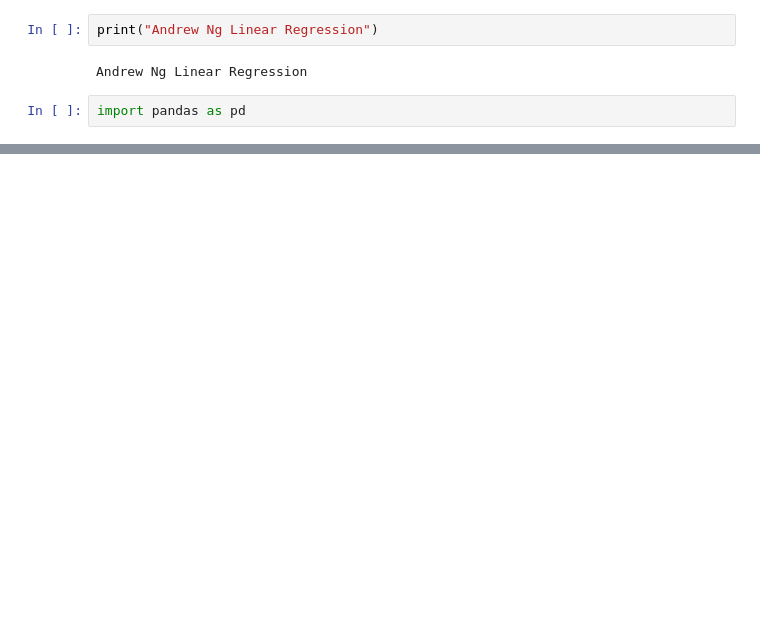
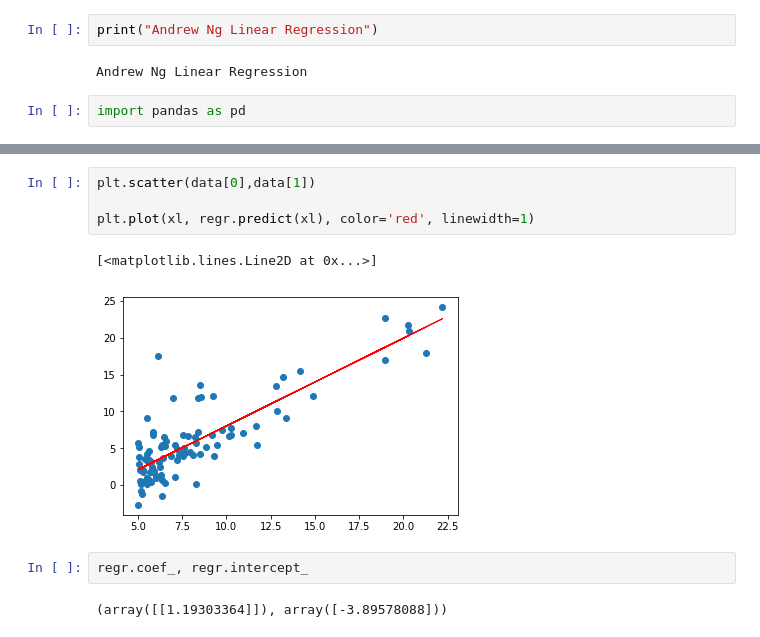
Before and after one commit to aist2000/hello-world, a Jupyter notebook: ANG_Ex1.ipynb, the cells around one changed output, grey strips where cells are left out. Cells and saved outputs as stored; diff of their text form; blank space fills up the shorter version.

```diff
--- a/ANG_Ex1.ipynb
+++ b/ANG_Ex1.ipynb
@@ -59,0 +79,11 @@ df1 = pd.read_csv(url)
+# %%
+plt.scatter(data[0],data[1])
+
+plt.plot(xl, regr.predict(xl), color='red', linewidth=1)
+# %% [output]
+[<matplotlib.lines.Line2D at 0x...>]
+[figure, added]
+# %%
+regr.coef_, regr.intercept_
+# %% [output]
+(array([[1.19303364]]), array([-3.89578088]))
```
Also changed, not shown: parts of 13 cells of this notebook.
